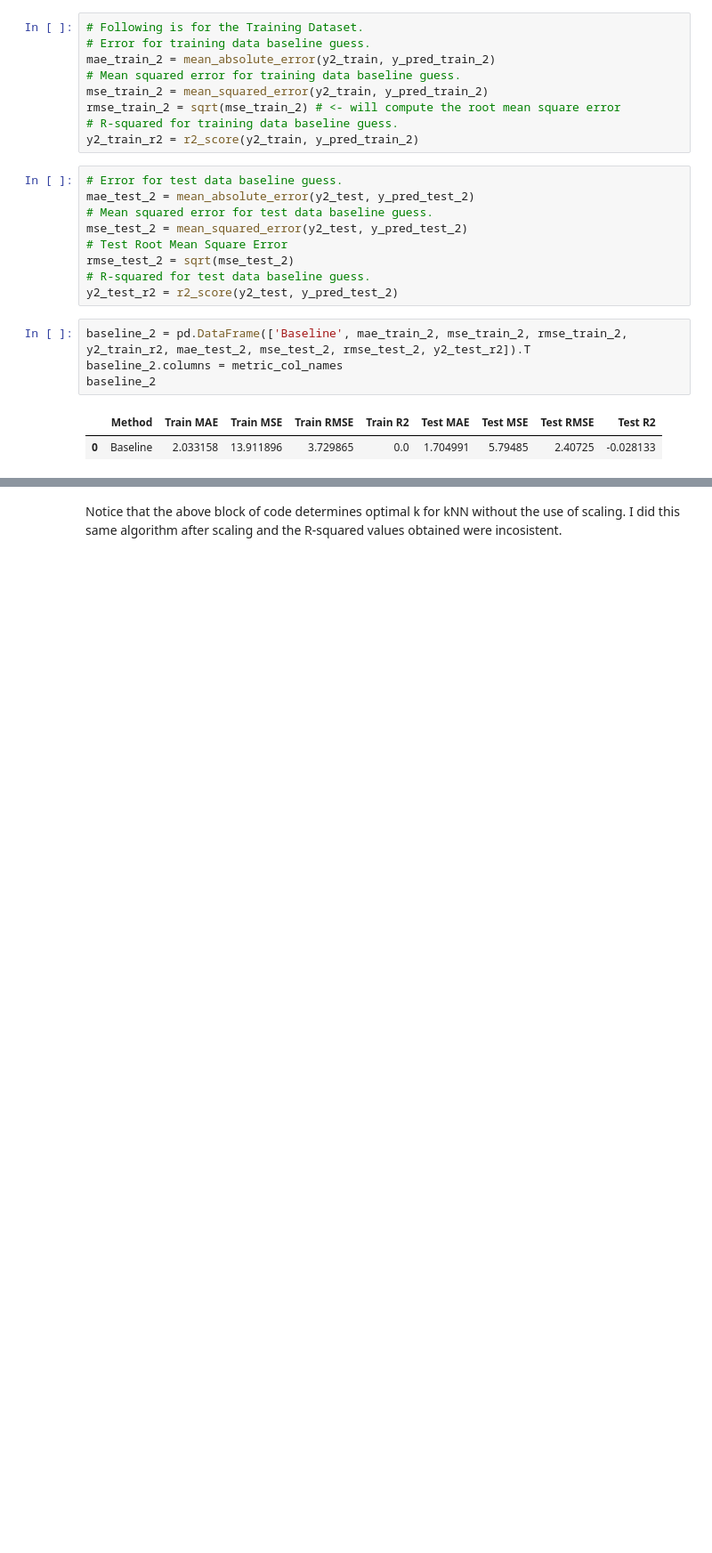
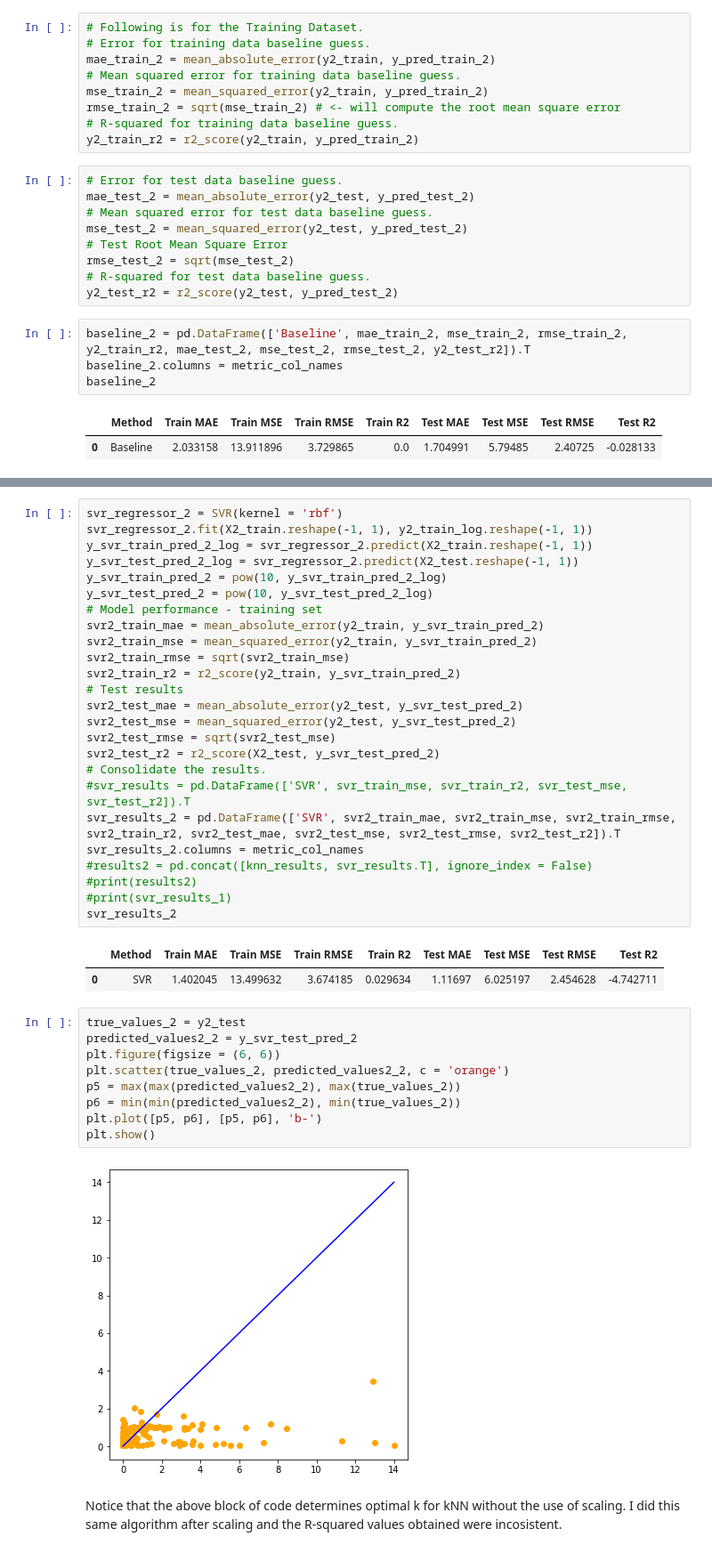
Before and after one commit to jbravo87/blog-projects, a Jupyter notebook: exoplanet_data_notebook.ipynb, the cells around one changed output, grey strips where cells are left out. Shown at 89% size. Cells and saved outputs as stored; diff of their text form; blank space fills up the shorter version.

```diff
--- a/exoplanet_data_notebook.ipynb
+++ b/exoplanet_data_notebook.ipynb
@@ -774,2 +840,41 @@ y_knn_test_pred_2 = model_knn_2.predict(X2_test.reshape(-1, 1))
+# %%
+svr_regressor_2 = SVR(kernel = 'rbf')
+svr_regressor_2.fit(X2_train.reshape(-1, 1), y2_train_log.reshape(-1, 1))
+y_svr_train_pred_2_log = svr_regressor_2.predict(X2_train.reshape(-1, 1))
+y_svr_test_pred_2_log = svr_regressor_2.predict(X2_test.reshape(-1, 1))
+y_svr_train_pred_2 = pow(10, y_svr_train_pred_2_log)
+y_svr_test_pred_2 = pow(10, y_svr_test_pred_2_log)
+# Model performance - training set
+svr2_train_mae = mean_absolute_error(y2_train, y_svr_train_pred_2)
+svr2_train_mse = mean_squared_error(y2_train, y_svr_train_pred_2)
+svr2_train_rmse = sqrt(svr2_train_mse)
+svr2_train_r2 = r2_score(y2_train, y_svr_train_pred_2)
+# Test results
+svr2_test_mae = mean_absolute_error(y2_test, y_svr_test_pred_2)
+svr2_test_mse = mean_squared_error(y2_test, y_svr_test_pred_2)
+svr2_test_rmse = sqrt(svr2_test_mse)
+svr2_test_r2 = r2_score(X2_test, y_svr_test_pred_2)
+# Consolidate the results.
+#svr_results = pd.DataFrame(['SVR', svr_train_mse, svr_train_r2, svr_test_mse, svr_test_r2]).T
+svr_results_2 = pd.DataFrame(['SVR', svr2_train_mae, svr2_train_mse, svr2_train_rmse, svr2_train_r2, svr2_test_mae, svr2_test_mse, svr2_test_rmse, svr2_test_r2]).T
+svr_results_2.columns = metric_col_names
+#results2 = pd.concat([knn_results, svr_results.T], ignore_index = False)
+#print(results2)
+#print(svr_results_1)
+svr_results_2
+# %% [output]
+|  | Method | Train MAE | Train MSE | Train RMSE | Train R2 | Test MAE | Test MSE | Test RMSE | Test R2 |
+| 0 | SVR | 1.402045 | 13.499632 | 3.674185 | 0.029634 | 1.11697 | 6.025197 | 2.454628 | -4.742711 |
+# %%
+true_values_2 = y2_test
+predicted_values2_2 = y_svr_test_pred_2
+plt.figure(figsize = (6, 6))
+plt.scatter(true_values_2, predicted_values2_2, c = 'orange')
+p5 = max(max(predicted_values2_2), max(true_values_2))
+p6 = min(min(predicted_values2_2), min(true_values_2))
+plt.plot([p5, p6], [p5, p6], 'b-')
+plt.show()
+# %% [output]
+[figure, added]
 # %% [markdown]
 Notice that the above block of code determines optimal k for kNN without the use of scaling. I did this same algorithm after scaling and the R-squared values obtained were incosistent.
```
Also changed, not shown: parts of 44 cells of this notebook.
